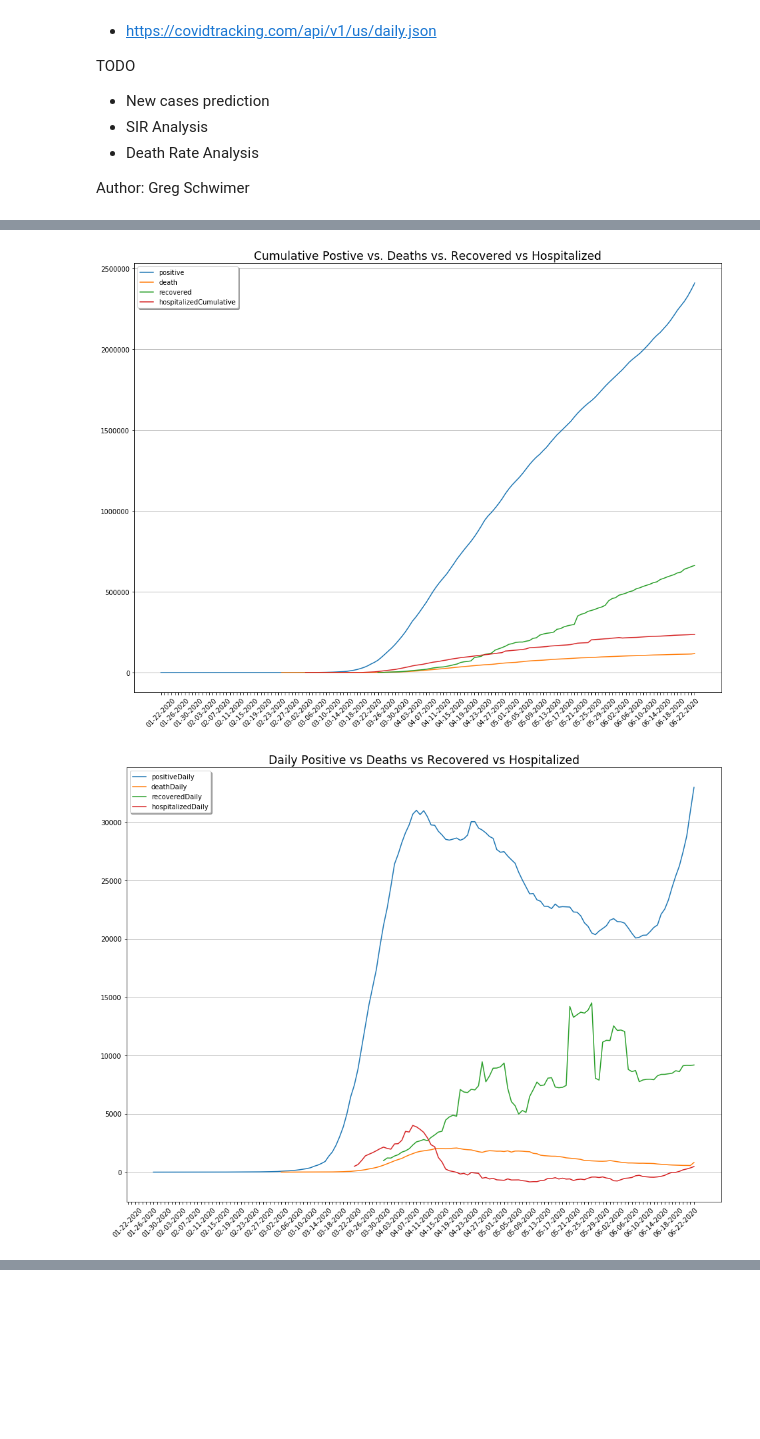
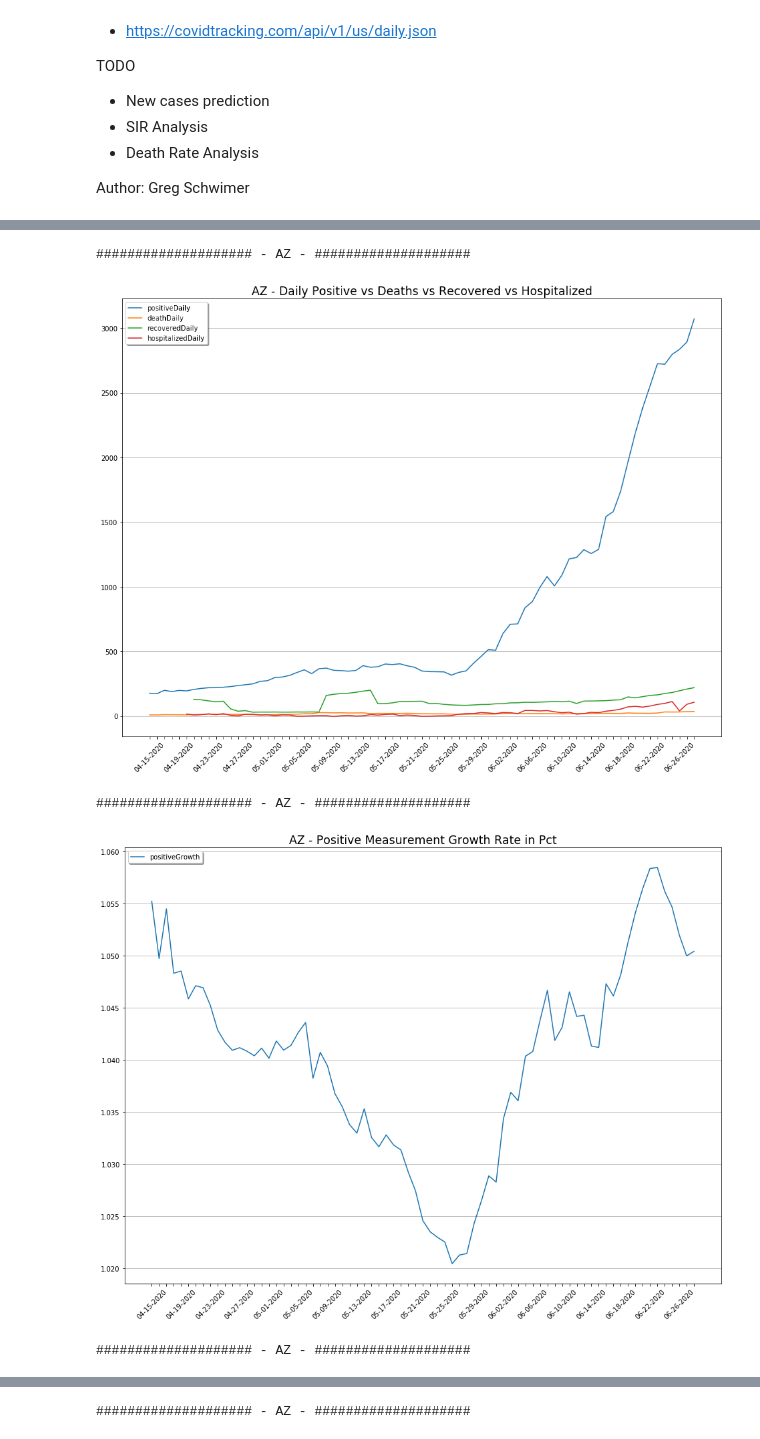
Before and after one commit to gschwim/COVID-19-Looking-Glass, a Jupyter notebook: COVID-19 Looking Glass - CovidTracking.com Data.ipynb, the cells around one changed output, grey strips where cells are left out. Saved outputs shown, nothing was run; the diff lists cells and outputs as text; code cells hidden in the pictures; blank space fills up the shorter version.

```diff
--- a/COVID-19 Looking Glass - CovidTracking.com Data.ipynb
+++ b/COVID-19 Looking Glass - CovidTracking.com Data.ipynb
@@ -338,0 +335,11 @@ for location in [us, states]:
+# %%
+# get the data
+us, allStates = getDataCovidTracking().values()
+
+# put it all in an dict so we end up with location: data that we can iterate through:
+states = {'US': us}
+
+# split out the states we want and add them to the dict
+for x, y in enumerate(allStates.state.unique()):
+    thisState = allStates.loc[allStates['state'] == y, :]
+    states[y] = thisState
@@ -339,14 +350,25 @@ for location in [us, states]:
 # %%
+reportAll = False
+roi = ['NY', 'AZ']
+
+start_date = '04-15-2020'
+
 reports = {
-    'Cumulative Postive vs. Deaths vs. Recovered vs Hospitalized' : ['positive', 'death', 'recovered', 'hospitalizedCumulative'],
+    # 'Cumulative Postive vs. Deaths vs. Recovered vs Hospitalized' : ['positive', 'death', 'recovered', 'hospitalizedCumulative'],
     'Daily Positive vs Deaths vs Recovered vs Hospitalized' : ['positiveDaily', 'deathDaily', 'recoveredDaily', 'hospitalizedDaily'],
+    'Positive Measurement Growth Rate in Pct': ['positiveGrowth'],
     'Mortality Rate in Pct': ['mortalityRate'],
-    'Growth Rate in Pct': ['positiveGrowth'],
-
-
+    'Deaths Growth Rate in Pct' : ['deathGrowth']
 }
 
-for location in [us]:
-    for title, cols in reports.items():
-        pltStats(title=title, cols=cols, data=location)
+positiveAll = pd.DataFrame()
+
+for x, location in enumerate(states):
+    if reportAll is True:
+        makeReport(reports=reports, data=states[location], start_date=start_date)
+        positiveAll.loc[:, location] = states[location].positiveDaily
+
+    elif location in roi:
+        makeReport(reports=reports, data=states[location], start_date=start_date)
+        positiveAll.loc[:, location] = states[location].positiveDaily
 # %% [output]
@@ -353,2 +385,5 @@ for location in [us]:
+#################### - AZ - ####################
-[figure, old version]
+[figure, new version]
+#################### - AZ - ####################
-[figure, old version]
+[figure, new version]
+#################### - AZ - ####################
@@ -355,0 +391 @@ for location in [us]:
+#################### - AZ - ####################
```
Also changed, not shown: parts of 12 cells of this notebook.
